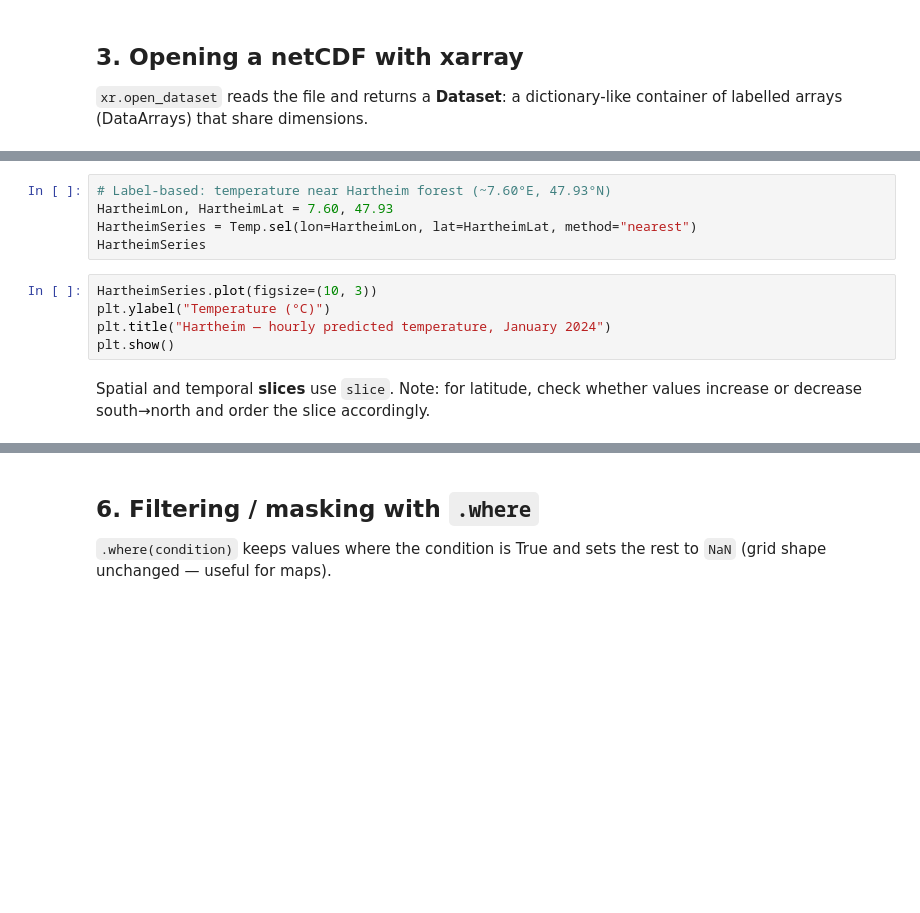
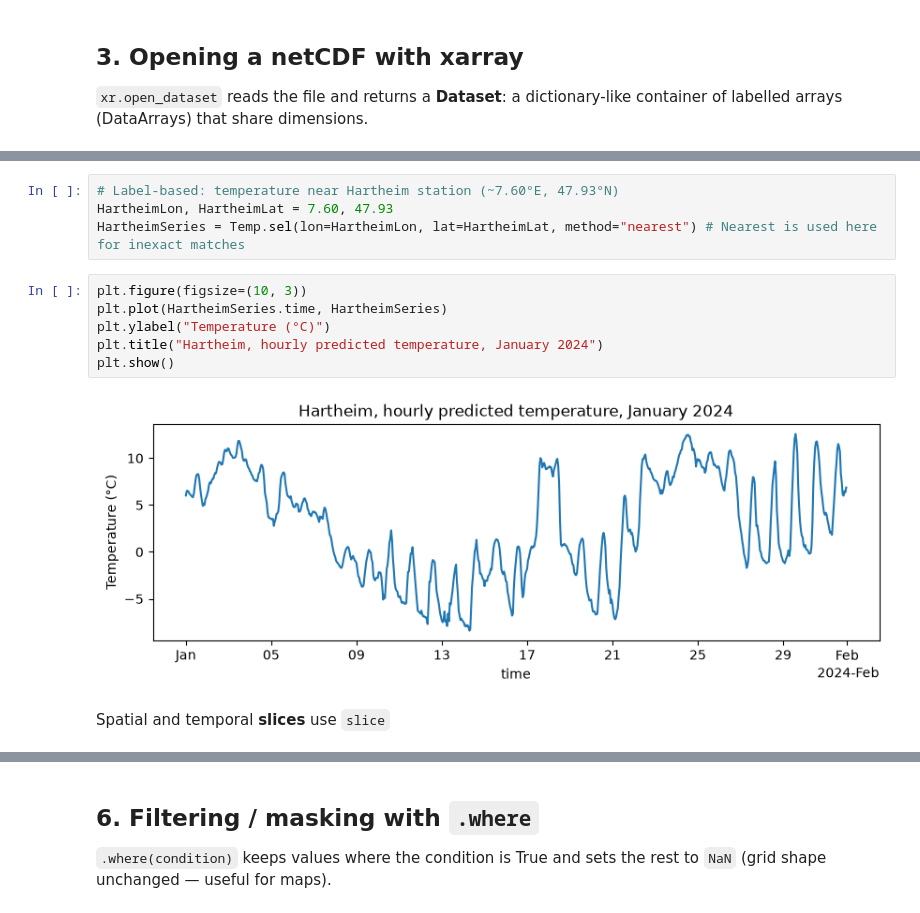
Before and after one commit to future-forests/coding-course, a Jupyter notebook: solution/05-geospatial-data.ipynb, the cells around one changed output, grey strips where cells are left out. Saved outputs shown, nothing was run; the diff lists cells and outputs as text; blank space fills up the shorter version.

```diff
--- a/solution/05-geospatial-data.ipynb
+++ b/solution/05-geospatial-data.ipynb
@@ -106,15 +121,17 @@ FirstMap
 # %%
-# Label-based: temperature near Hartheim forest (~7.60°E, 47.93°N)
+# Label-based: temperature near Hartheim station (~7.60°E, 47.93°N)
 HartheimLon, HartheimLat = 7.60, 47.93
-HartheimSeries = Temp.sel(lon=HartheimLon, lat=HartheimLat, method="nearest")
-HartheimSeries
+HartheimSeries = Temp.sel(lon=HartheimLon, lat=HartheimLat, method="nearest") # Nearest is used here for inexact matches
 # %%
-HartheimSeries.plot(figsize=(10, 3))
+plt.figure(figsize=(10, 3))
+plt.plot(HartheimSeries.time, HartheimSeries)
 plt.ylabel("Temperature (°C)")
-plt.title("Hartheim — hourly predicted temperature, January 2024")
+plt.title("Hartheim, hourly predicted temperature, January 2024")
 plt.show()
+# %% [output]
+[figure, added]
 # %% [markdown]
-Spatial and temporal **slices** use `slice`. Note: for latitude, check whether values increase or decrease south→north and order the slice accordingly.
+Spatial and temporal **slices** use `slice`
 # %%
 # Small box around Freiburg / Hartheim
 FreiburgBox = Temp.sel(
```
Also changed, not shown: parts of 32 cells of this notebook, 6 other files.
